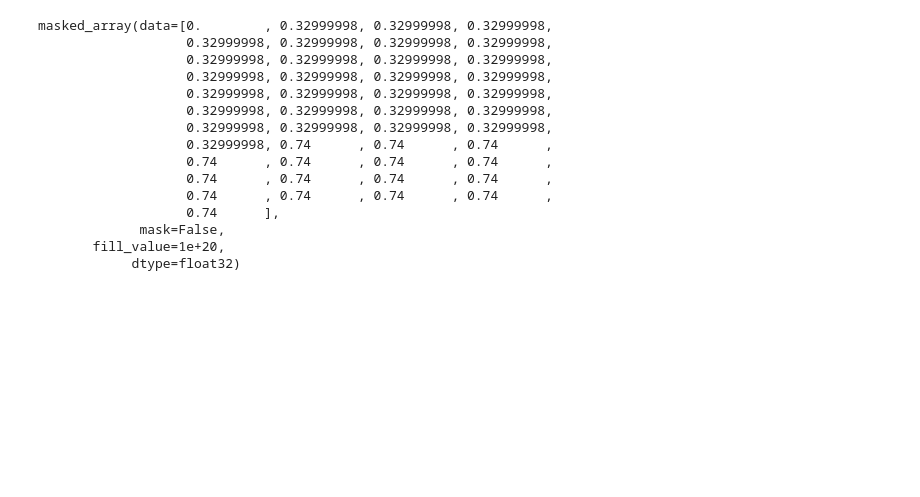
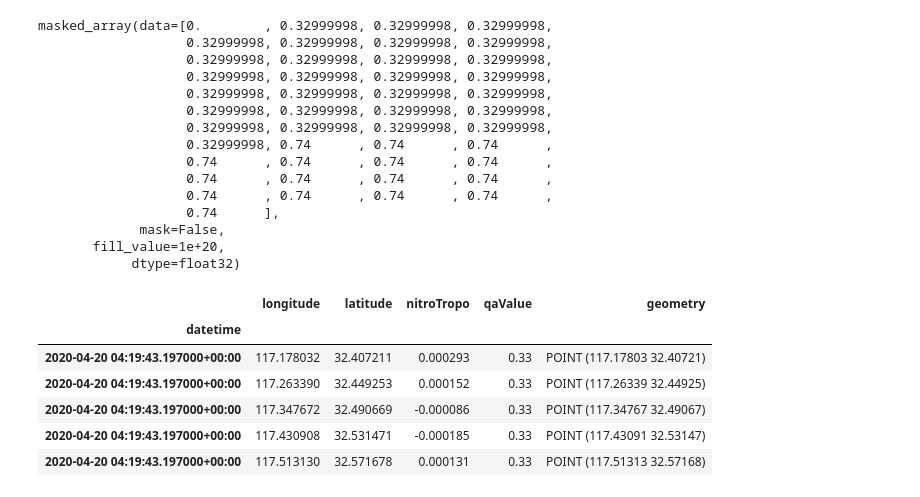
Before and after one commit to kevinboyle7717/netCDFShare, a Jupyter notebook: netCDF.ipynb, the cells around one changed output. Cells and saved outputs as stored; diff of their text form; code cells hidden in the pictures; blank space fills up the shorter version.

```diff
--- a/netCDF.ipynb
+++ b/netCDF.ipynb
@@ -174,0 +189,10 @@ masked_array(data=[0.        , 0.32999998, 0.32999998, 0.32999998,
+# %%
+geoDF.head()
+# %% [output]
+|  | longitude | latitude | nitroTropo | qaValue | geometry |
+| datetime |  |  |  |  |  |
+| 2020-04-20 04:19:43.197000+00:00 | 117.178032 | 32.407211 | 0.000293 | 0.33 | POINT (117.17803 32.40721) |
+| 2020-04-20 04:19:43.197000+00:00 | 117.263390 | 32.449253 | 0.000152 | 0.33 | POINT (117.26339 32.44925) |
+| 2020-04-20 04:19:43.197000+00:00 | 117.347672 | 32.490669 | -0.000086 | 0.33 | POINT (117.34767 32.49067) |
+| 2020-04-20 04:19:43.197000+00:00 | 117.430908 | 32.531471 | -0.000185 | 0.33 | POINT (117.43091 32.53147) |
+| 2020-04-20 04:19:43.197000+00:00 | 117.513130 | 32.571678 | 0.000131 | 0.33 | POINT (117.51313 32.57168) |
```
Also changed, not shown: parts of 18 cells of this notebook.
